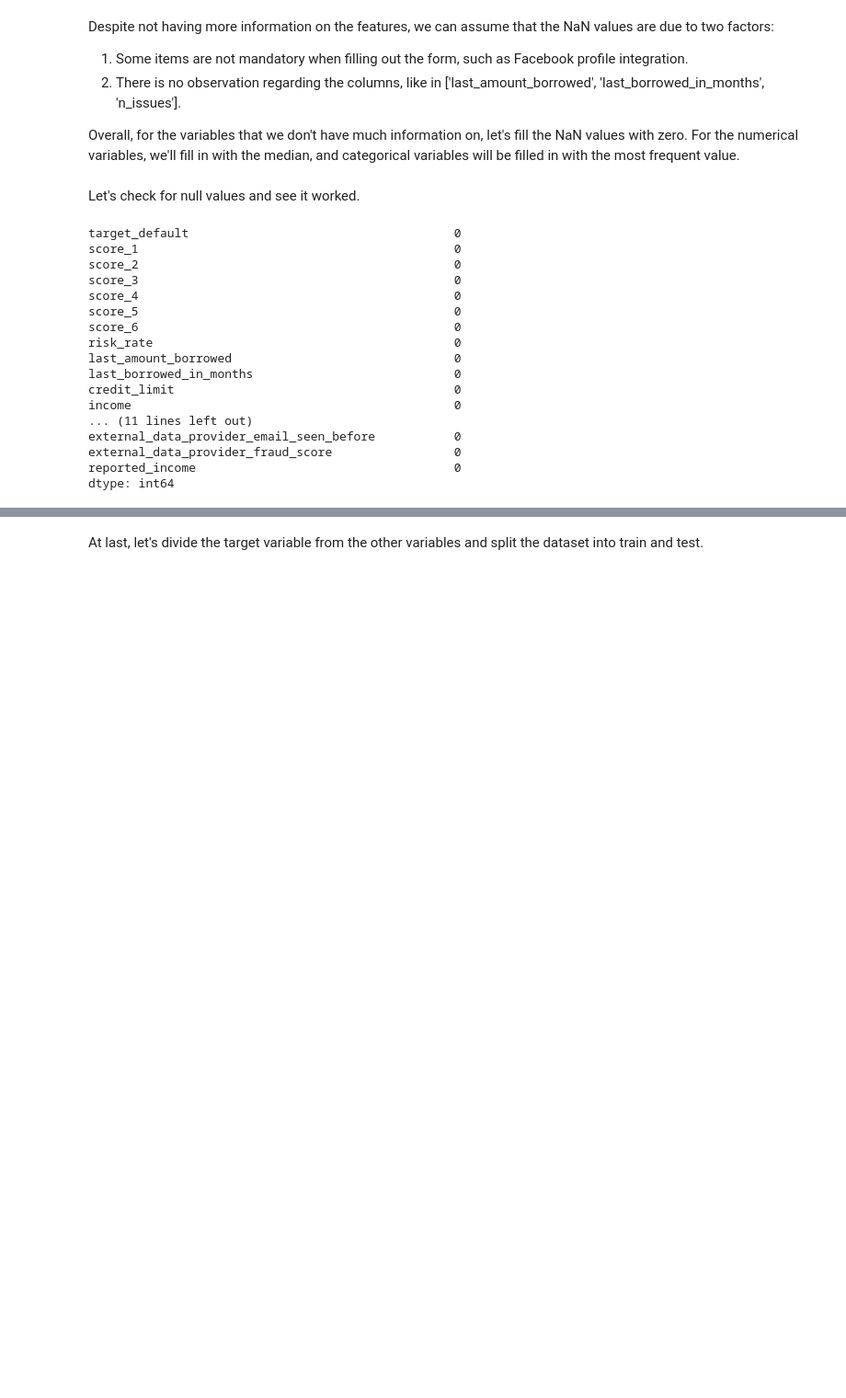
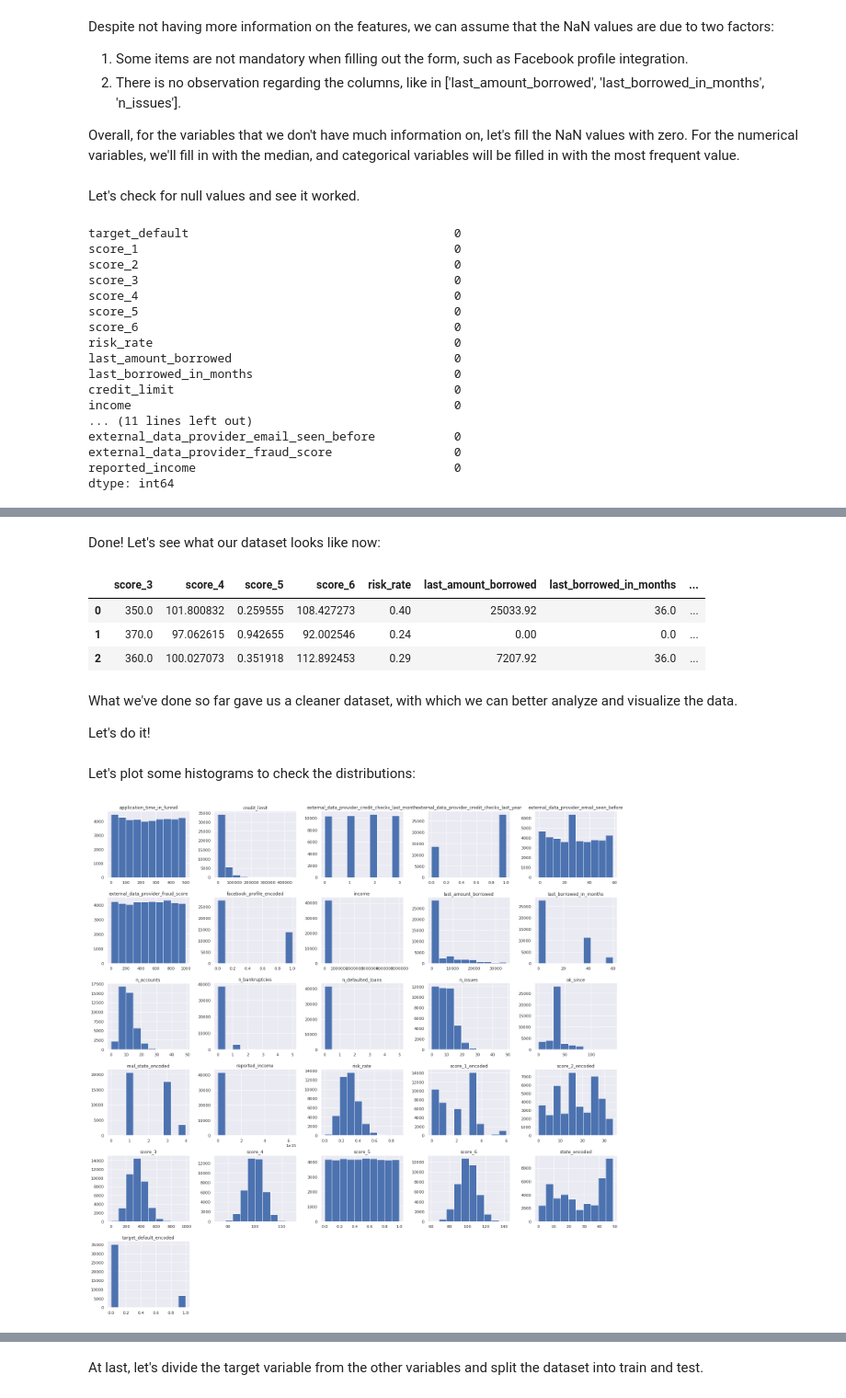
Before and after one commit to rafaelnduarte/Credit_Card_Default_Prediction, a Jupyter notebook: Risk_Analysis_of_Credit_Card_Default_Nubank.ipynb, the cells around one changed output, grey strips where cells are left out. Shown at 92% size. Saved outputs shown, nothing was run; the diff lists cells and outputs as text; code cells hidden in the pictures; blank space fills up the shorter version.

```diff
--- a/Risk_Analysis_of_Credit_Card_Default_Nubank.ipynb
+++ b/Risk_Analysis_of_Credit_Card_Default_Nubank.ipynb
@@ -359,0 +384,3 @@ dtype: int64
+# %%
+df_eda = df_clean.copy()
+df_eda.describe()
@@ -359,0 +399,35 @@ dtype: int64
+# %%
+from sklearn.preprocessing import LabelEncoder
+encoded_eda = df_eda.copy()
+# extracting the categorical variables
+cat_cols = encoded_eda.select_dtypes('object').columns
+bool_cols = encoded_eda.select_dtypes('bool').columns
+# codifying each categorical column
+for col in cat_cols:
+  encoded_eda[col+'_encoded'] = LabelEncoder().fit_transform(encoded_eda[col])
+  encoded_eda.drop(col, axis=1, inplace=True)
+
+for col in bool_cols:
+  encoded_eda[col+'_encoded'] = LabelEncoder().fit_transform(encoded_eda[col])
+  encoded_eda.drop(col, axis=1, inplace=True)
+# %% [markdown]
+Done! Let's see what our dataset looks like now:
+# %%
+encoded_eda.head(3)
+# %% [output]
+|  | score_3 | score_4 | score_5 | score_6 | risk_rate | last_amount_borrowed | last_borrowed_in_months | ... |
+| 0 | 350.0 | 101.800832 | 0.259555 | 108.427273 | 0.40 | 25033.92 | 36.0 | ... |
+| 1 | 370.0 | 97.062615 | 0.942655 | 92.002546 | 0.24 | 0.00 | 0.0 | ... |
+| 2 | 360.0 | 100.027073 | 0.351918 | 112.892453 | 0.29 | 7207.92 | 36.0 | ... |
+# %% [markdown]
+What we've done so far gave us a cleaner dataset, with which we can better analyze and visualize the data.
+
+Let's do it!
+# %% [markdown]
+Let's plot some histograms to check the distributions:
+# %%
+# plotting histograms
+encoded_eda.hist(figsize=(25,25));
+sns.set()
+# %% [output]
+[figure, added]
```
Also changed, not shown: parts of 36 cells of this notebook.
